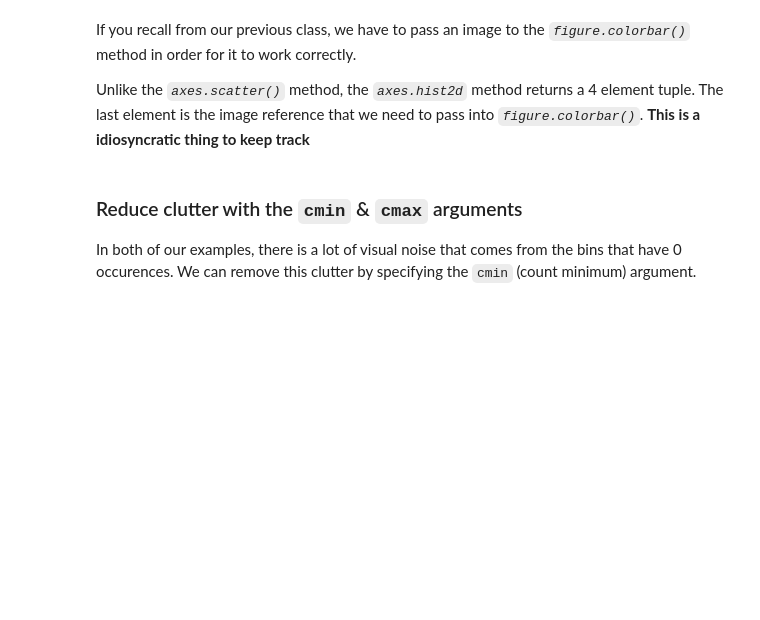
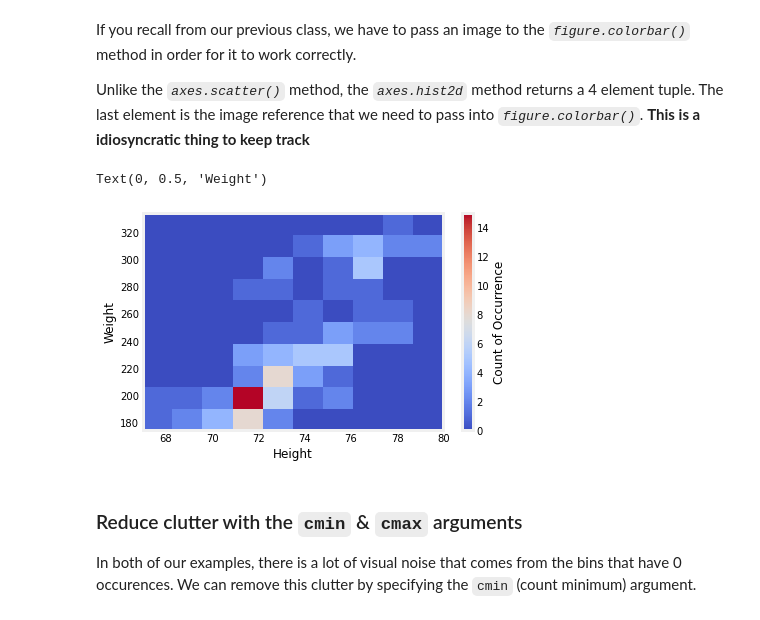
Before and after one commit to ssomanch/ITAO30210_Fall_2021, a Jupyter notebook: Lecture_21_Advanced_Visualization_Nov_09.ipynb, the cells around one changed output. Cells and saved outputs as stored; diff of their text form; code cells hidden in the pictures; blank space fills up the shorter version.

```diff
--- a/Lecture_21_Advanced_Visualization_Nov_09.ipynb
+++ b/Lecture_21_Advanced_Visualization_Nov_09.ipynb
@@ -98,17 +144,20 @@ Unlike the *`axes.scatter()`* method, the *`axes.hist2d`* method returns a 4 ele
 # %%
 figure, axes = plt.subplots()
 
-results = axes.hist2d(
+image = axes.hist2d(
     nd_football_roster['Height'],
     nd_football_roster['Weight'],
     cmap='coolwarm')
 
 # Pass in the 4th element (index 3)
-figure.colorbar(results[3], label='Count of Occurrence')
+figure.colorbar(image[3], label='Count of Occurrence')
 
 
 axes.set_xlabel("Height")
 axes.set_ylabel("Weight")
+# %% [output]
+Text(0, 0.5, 'Weight')
+[figure, added]
 # %% [markdown]
 ### Reduce clutter with the `cmin` & `cmax` arguments
 In both of our examples, there is a lot of visual noise that comes from the bins that have 0 occurences. We can remove this clutter by specifying the `cmin` (count minimum) argument.
```
Also changed, not shown: parts of 33 cells of this notebook.
